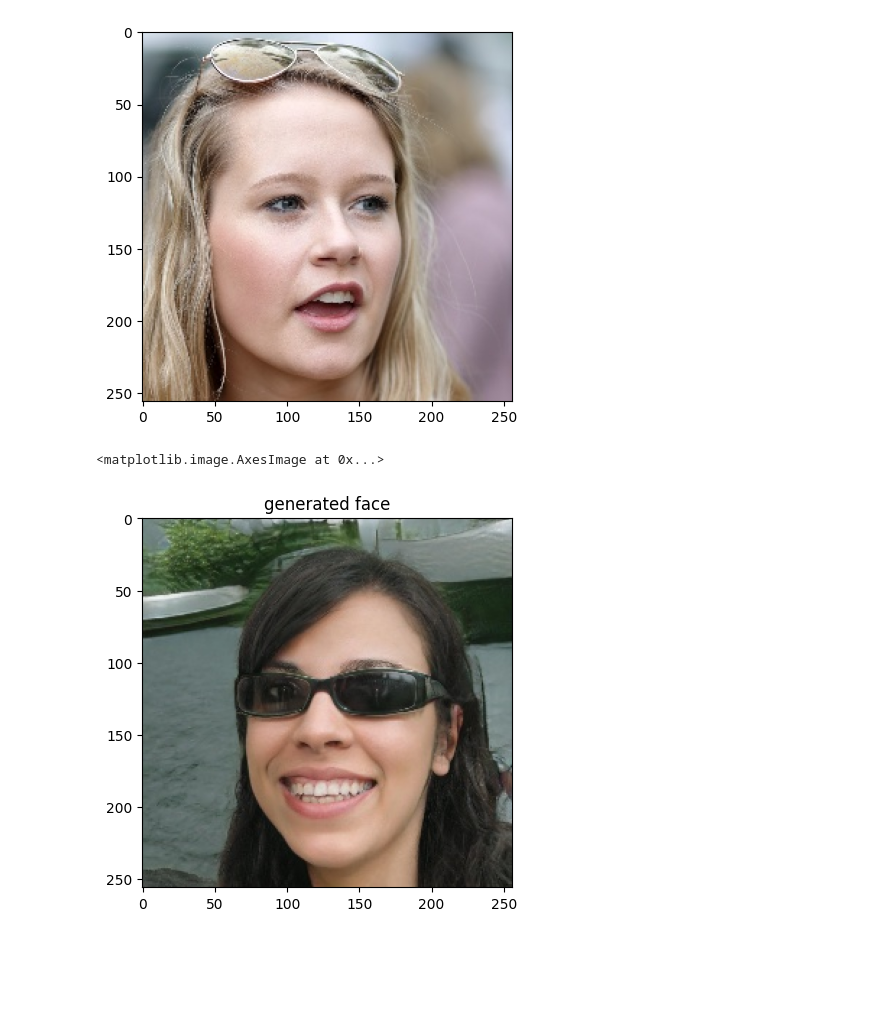
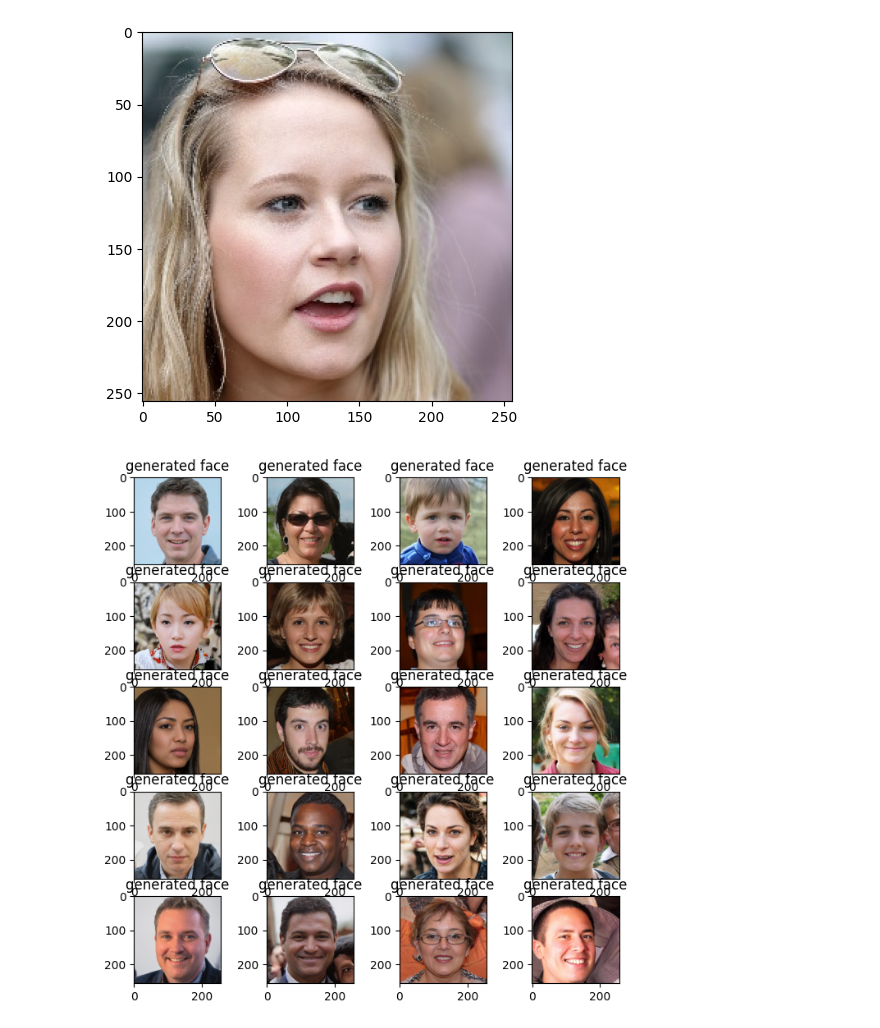
Before and after one commit to dunkeln/catch-deepfakes, a Jupyter notebook: notebooks/main.ipynb, the cells around one changed output. Drawn from its saved outputs; the diff is of its cells as text; code cells hidden in the pictures; blank space fills up the shorter version.

```diff
--- a/notebooks/main.ipynb
+++ b/notebooks/main.ipynb
@@ -46,11 +45,18 @@ class FacesDataSet(Dataset):
             return (next(iter(self.data[1])), 1)
 # %%
 size = get_size('../data/real_vs_fake/real-vs-fake/train')
-train_loader = DataLoader(FacesDataSet((fake_train_imgs, real_train_imgs), size))
+train_loader = DataLoader(FacesDataSet((fake_train_imgs, real_train_imgs), size), shuffle=True)
 # %%
-face, label = next(iter(train_loader))
-plt.title("generated face" if label == 0 else "real face")
-plt.imshow(face.squeeze())
+w, h = 10, 10
+fig = plt.figure(figsize=(8, 8))
+columns, rows = 4, 5
+
+for i in range(1, columns * rows + 1):
+    face, label = next(iter(train_loader))
+    fig.add_subplot(rows, columns, i)
+    plt.title("generated face" if label == 0 else "real face")
+    plt.imshow(face.squeeze())
+
+plt.show()
 # %% [output]
-<matplotlib.image.AxesImage at 0x...>
-[figure, old version]
+[figure, new version]
```
Also changed, not shown: parts of 3 cells of this notebook, 2 other files.
